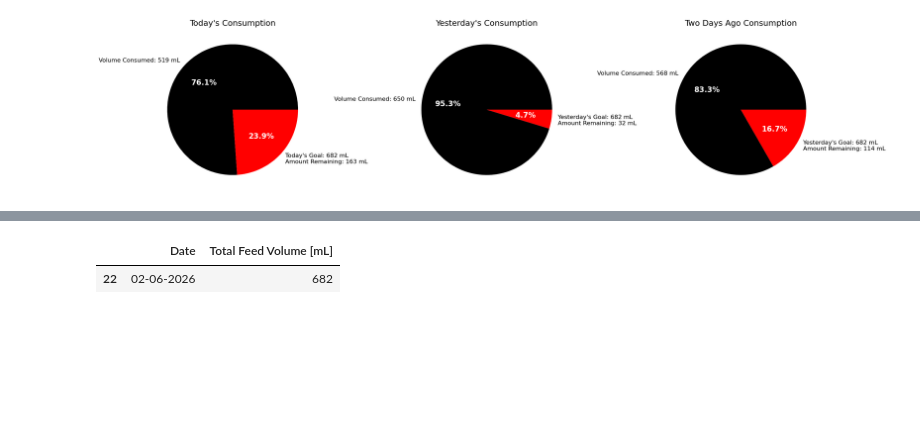
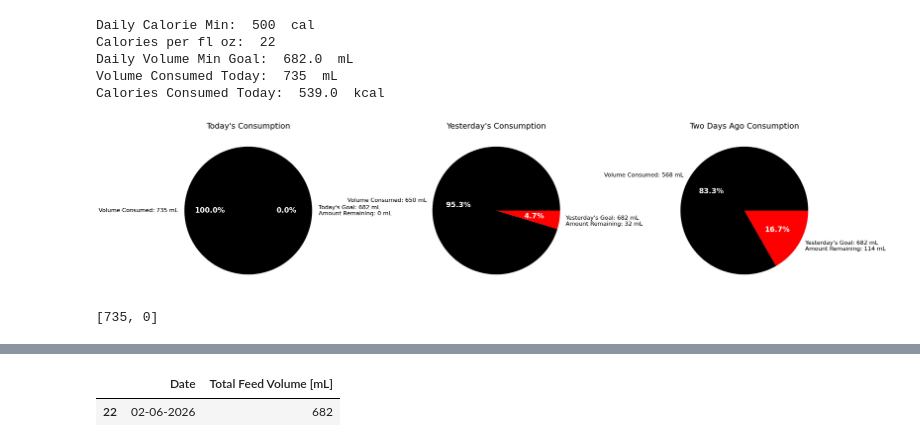
Before and after one commit to Juniper82/Theos-Feeding, a Jupyter notebook: Theo_Feeds.ipynb, the cells around one changed output, grey strips where cells are left out. Saved outputs shown, nothing was run; the diff lists cells and outputs as text; code cells hidden in the pictures; blank space fills up the shorter version.

Commit message:
updated data & added pie chart for two days ago

```diff
--- a/Theo_Feeds.ipynb
+++ b/Theo_Feeds.ipynb
@@ -18,13 +18,30 @@ df = pd.read_csv(url)
 df['Military_Time']=pd.to_datetime(df['Time'],format='%I:%M %p').dt.strftime('%H:%M')
 df['datetime_col'] = pd.to_datetime(df['Date'] + ' ' + df['Military_Time'])
 
+# Formula Feed Data
+caloriesPerOz = 22
+calGoal = 500
+volumeGoal = np.ceil(calGoal/caloriesPerOz*30)
+print("Daily Calorie Min: ",calGoal,' cal')
+print("Calories per fl oz: ",caloriesPerOz)
+print("Daily Volume Min Goal: ",volumeGoal," mL")
+
 # Prepare Today's Data
 today = datetime.today().strftime('%m-%d-%Y')
 todaysData = df.loc[df.Date == today]
 todaysConsum = sum(todaysData['Volume [mL]'])
 todaysGoal = 682
-todaysData=[todaysConsum , todaysGoal-todaysConsum]
-todaysLabels = ['Volume Consumed: '+str(todaysConsum)+' mL',"Today's Goal: "+str(todaysGoal)+' mL\nAmount Remaining: '+str(todaysGoal-todaysConsum)+' mL']
+caloriesConsum = todaysConsum/30*caloriesPerOz
+print("Volume Consumed Today: ",todaysConsum," mL")
+print("Calories Consumed Today: ",caloriesConsum," kcal\n\n")
+
+if todaysConsum >= todaysGoal:
+        remainingFood = 0
+else:
+    remainingFood = todaysGoal-todaysConsum
+
+todaysData=[todaysConsum , remainingFood]
+todaysLabels = ['Volume Consumed: '+str(todaysConsum)+' mL',"Today's Goal: "+str(todaysGoal)+' mL\nAmount Remaining: '+str(remainingFood)+' mL']
 
 
 # Prepare Yesterday's Data
@@ -54,34 +71,43 @@ colors = ['0','r']
 
 
 # plot each pie chart in a separate subplot
 
 
 fig, (ax1, ax2, ax3) = plt.subplots(1,3,figsize=(35,8))
 _, _, autotexts=ax1.pie(todaysData, labels=todaysLabels, colors=colors, autopct='%.1f%%',textprops={'fontsize': 16})
 plt.setp(autotexts, **{'color':'white', 'weight':'bold', 'fontsize':20})
 ax1.set_title("Today's Consumption", fontdict={'fontsize': 22})
 _, _, autotexts=ax2.pie(yesterdaysData, labels=yesterdaysLabels, colors=colors, autopct='%.1f%%',textprops={'fontsize': 16})
 plt.setp(autotexts, **{'color':'white', 'weight':'bold', 'fontsize':20})
 ax2.set_title("Yesterday's Consumption", fontdict={'fontsize': 22})
 
 _, _, autotexts=ax3.pie(twoDaysAgoData, labels=twoDaysAgoLabels, colors=colors, autopct='%.1f%%',textprops={'fontsize': 16})
 plt.setp(autotexts, **{'color':'white', 'weight':'bold', 'fontsize':20})
 ax3.set_title("Two Days Ago Consumption", fontdict={'fontsize': 22})
 
 # for autotext in autotexts:
 #     autotext.set_color('white')
 plt.show()
 
 # df3 = df.tail(7)
 # runningFeed = sum(df3['Volume [mL]'])
 # totalRunningOffered = sum(df3['Total Feed Volume [mL]'])
 # twentyFourHR = runningFeed/682*100
 #print("24hr Consumption: ",round(twentyFourHR,2),"%\n",sep='')
 #print(df3)
 #Calculate Averages
 # df.loc[df['Food']=='AR (22 cal)'].mean(axis=0, skipna=True, numeric_only=True)
 # %% [output]
+Daily Calorie Min:  500  cal
+Calories per fl oz:  22
+Daily Volume Min Goal:  682.0  mL
+Volume Consumed Today:  735  mL
+Calories Consumed Today:  539.0  kcal
-[figure, old version]
+[figure, new version]
+# %%
+todaysData
+# %% [output]
+[735, 0]
 # %%
 df.loc[df['Date'] == today]
 # %% [output]
```
Also changed, not shown: parts of 5 cells of this notebook.
